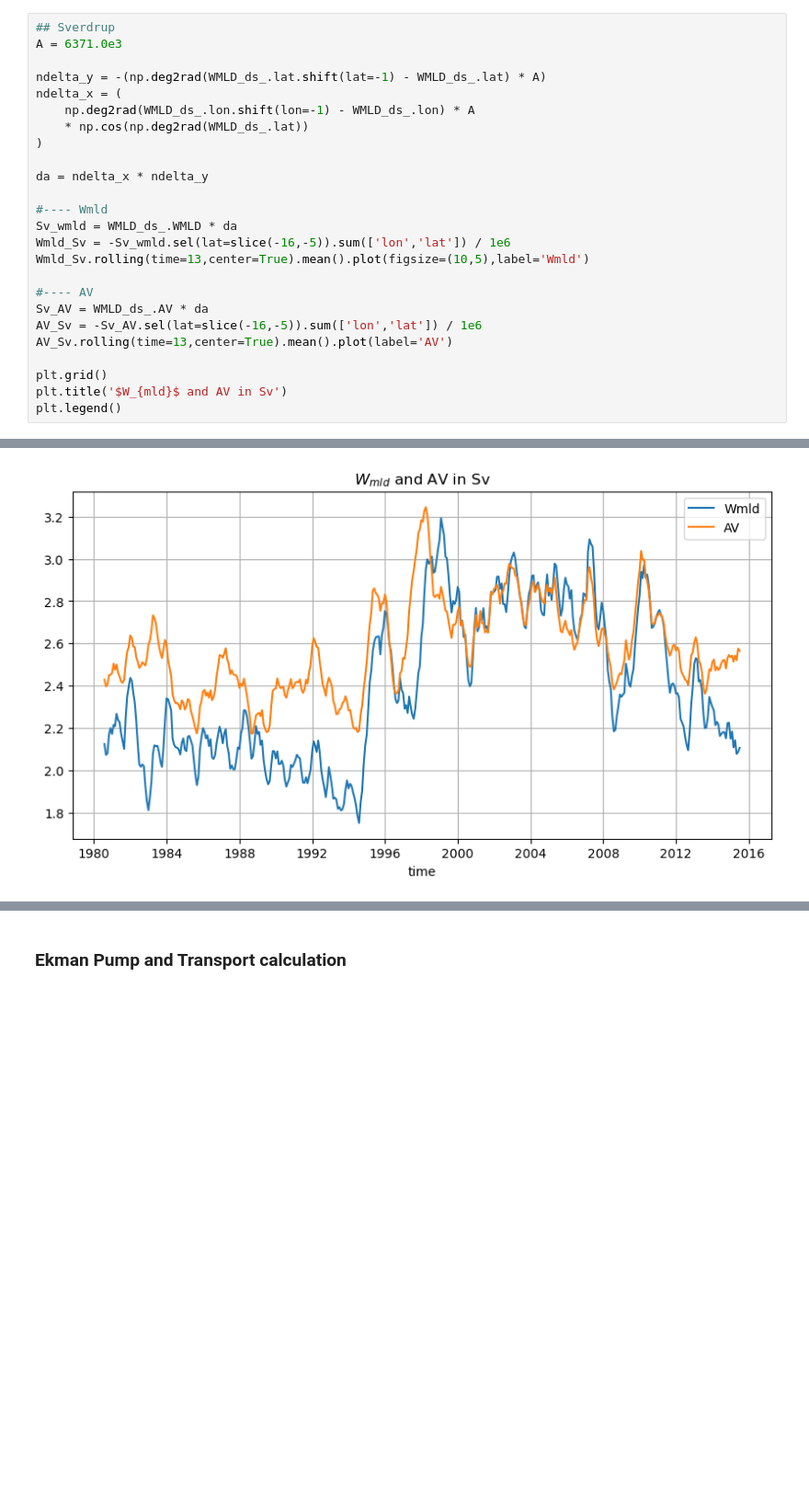
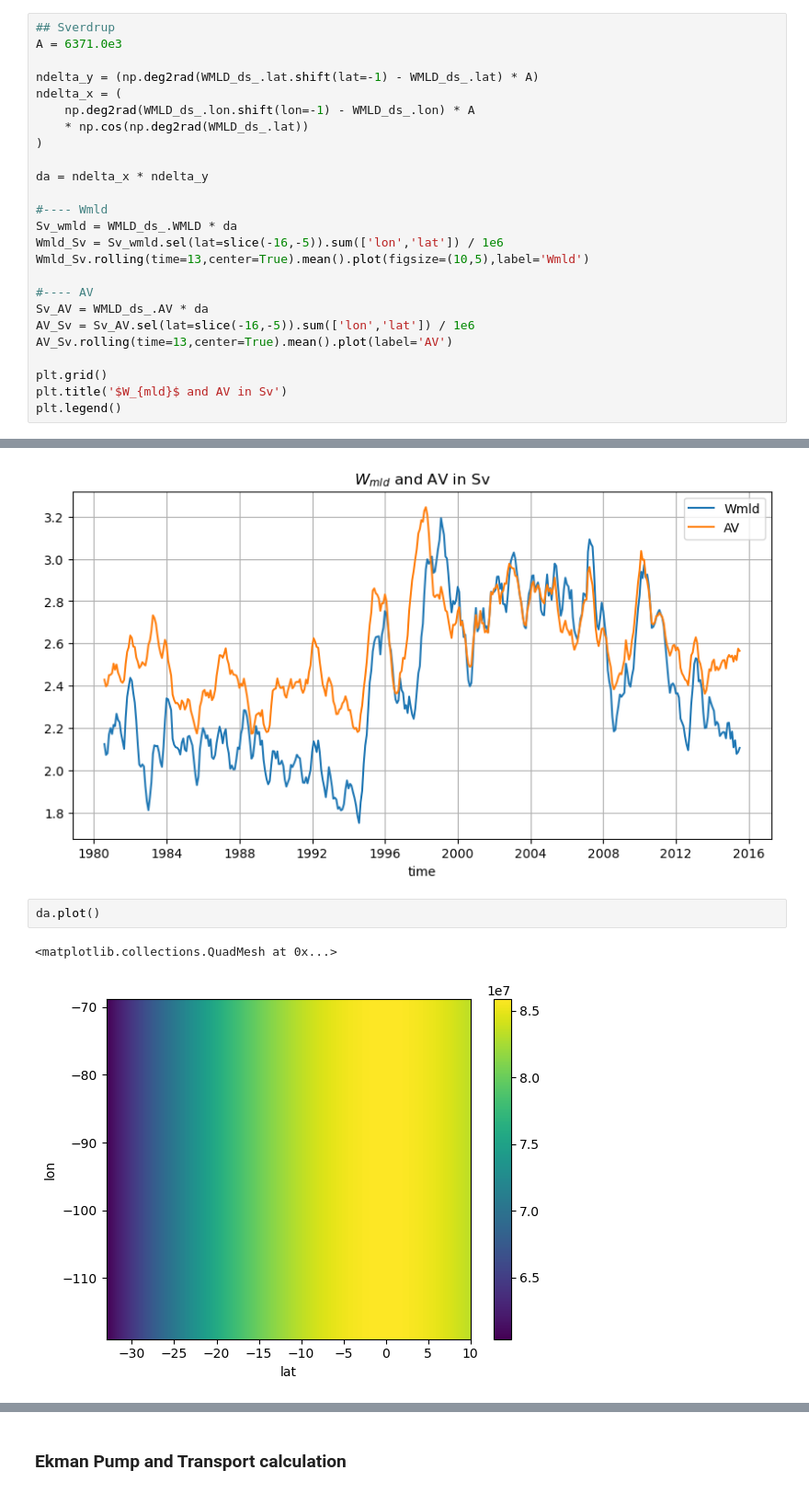
Before and after one commit to danliba/Upwelling_paper, a Jupyter notebook: Sv_calculator.ipynb, the cells around one changed output, grey strips where cells are left out. Shown at 92% size. Drawn from its saved outputs; the diff is of its cells as text; blank space fills up the shorter version.

```diff
--- a/Sv_calculator.ipynb
+++ b/Sv_calculator.ipynb
@@ -250,7 +250,7 @@ winds_ds = xr.Dataset(
 ## Sverdrup
 A = 6371.0e3
 
-ndelta_y = -(np.deg2rad(WMLD_ds_.lat.shift(lat=-1) - WMLD_ds_.lat) * A)
+ndelta_y = (np.deg2rad(WMLD_ds_.lat.shift(lat=-1) - WMLD_ds_.lat) * A)
 ndelta_x = (
     np.deg2rad(WMLD_ds_.lon.shift(lon=-1) - WMLD_ds_.lon) * A
     * np.cos(np.deg2rad(WMLD_ds_.lat))
@@ -260,12 +260,12 @@ da = ndelta_x * ndelta_y
 
 #---- Wmld
 Sv_wmld = WMLD_ds_.WMLD * da
-Wmld_Sv = -Sv_wmld.sel(lat=slice(-16,-5)).sum(['lon','lat']) / 1e6
+Wmld_Sv = Sv_wmld.sel(lat=slice(-16,-5)).sum(['lon','lat']) / 1e6
 Wmld_Sv.rolling(time=13,center=True).mean().plot(figsize=(10,5),label='Wmld')
 
 #---- AV
 Sv_AV = WMLD_ds_.AV * da
-AV_Sv = -Sv_AV.sel(lat=slice(-16,-5)).sum(['lon','lat']) / 1e6
+AV_Sv = Sv_AV.sel(lat=slice(-16,-5)).sum(['lon','lat']) / 1e6
 AV_Sv.rolling(time=13,center=True).mean().plot(label='AV')
 
 plt.grid()
@@ -274,3 +274,8 @@ plt.legend()
 # %% [output]
 <matplotlib.legend.Legend at 0x...>
 [figure]
+# %%
+da.plot()
+# %% [output]
+<matplotlib.collections.QuadMesh at 0x...>
+[figure, added]
```
Also changed, not shown: parts of 1 cell of this notebook, 5 other files.
